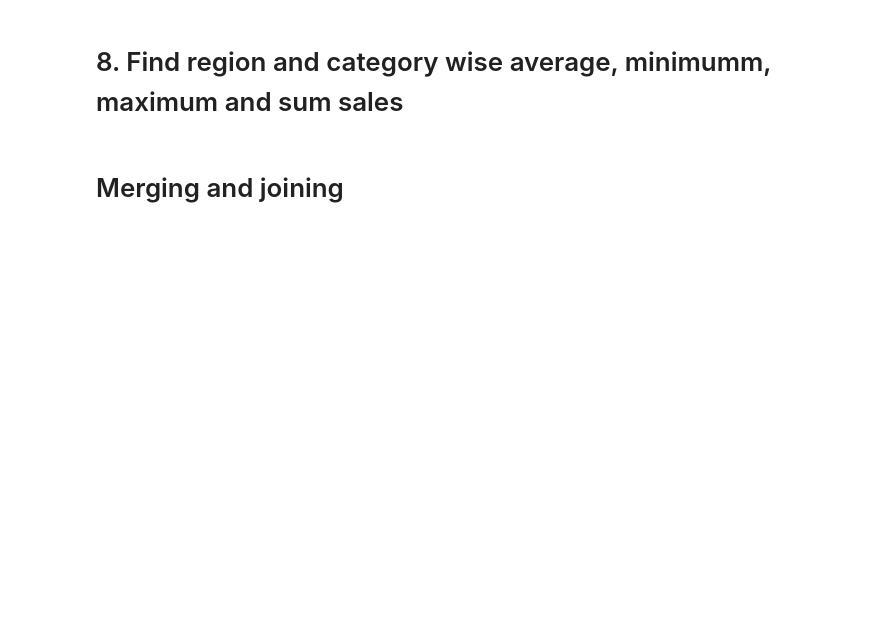
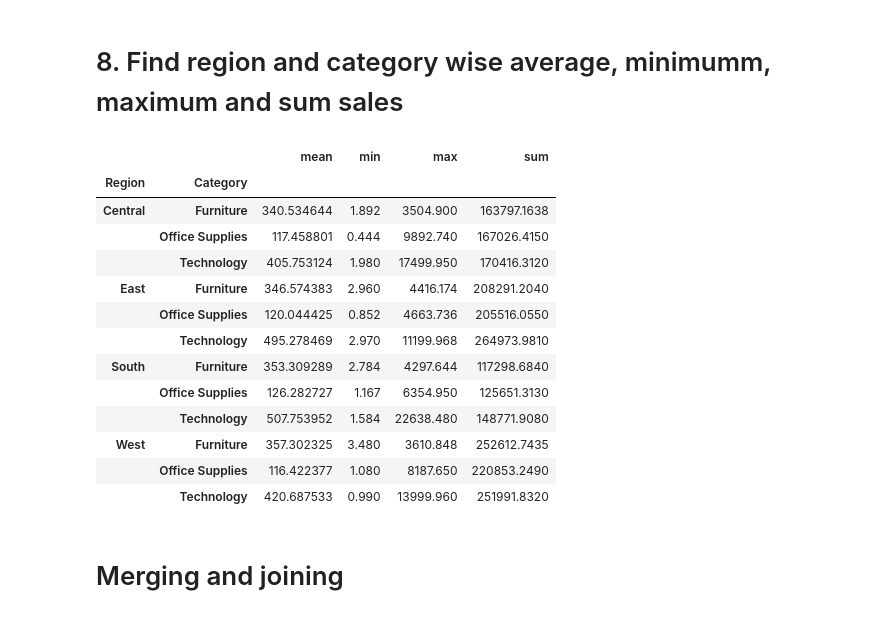
Before and after one commit to YasinAhmad04/numpy_pundus_matplotlib_seaborn, a Jupyter notebook: MLB-2_Class-6 (Pandas-Assignment).ipynb, the cells around one changed output. Saved outputs shown, nothing was run; the diff lists cells and outputs as text; code cells hidden in the pictures; blank space fills up the shorter version.

```diff
--- a/MLB-2_Class-6 (Pandas-Assignment).ipynb
+++ b/MLB-2_Class-6 (Pandas-Assignment).ipynb
@@ -277,4 +349,6 @@ array([[10, 'Yasin'],
 # %% [markdown]
 # 6. group on region and category wise
+# %%
+c = store.groupby(['Region','Category'])
 # %% [markdown]
 # 7. Find region and category wise average sales
@@ -281,5 +372,22 @@ array([[10, 'Yasin'],
 # %% [markdown]
 # 8. Find region and category wise average, minimumm, maximum and sum sales
+# %%
+c.Sales.agg(['mean','min','max','sum'])
+# %% [output]
+|  |  | mean | min | max | sum |
+| Region | Category |  |  |  |  |
+| Central | Furniture | 340.534644 | 1.892 | 3504.900 | 163797.1638 |
+|  | Office Supplies | 117.458801 | 0.444 | 9892.740 | 167026.4150 |
+|  | Technology | 405.753124 | 1.980 | 17499.950 | 170416.3120 |
+| East | Furniture | 346.574383 | 2.960 | 4416.174 | 208291.2040 |
+|  | Office Supplies | 120.044425 | 0.852 | 4663.736 | 205516.0550 |
+|  | Technology | 495.278469 | 2.970 | 11199.968 | 264973.9810 |
+| South | Furniture | 353.309289 | 2.784 | 4297.644 | 117298.6840 |
+|  | Office Supplies | 126.282727 | 1.167 | 6354.950 | 125651.3130 |
+|  | Technology | 507.753952 | 1.584 | 22638.480 | 148771.9080 |
+| West | Furniture | 357.302325 | 3.480 | 3610.848 | 252612.7435 |
+|  | Office Supplies | 116.422377 | 1.080 | 8187.650 | 220853.2490 |
+|  | Technology | 420.687533 | 0.990 | 13999.960 | 251991.8320 |
 # %% [markdown]
 # Merging and joining
 # %%
```
Also changed, not shown: parts of 23 cells of this notebook.
